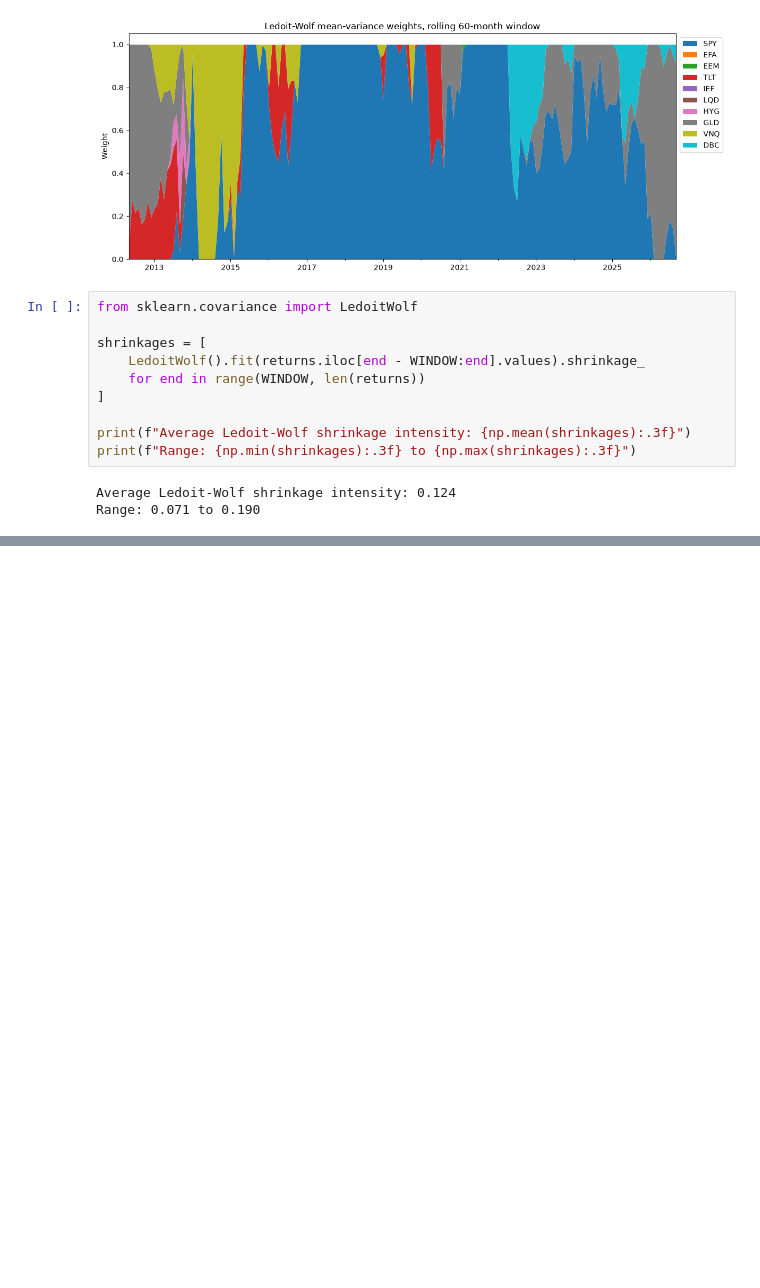
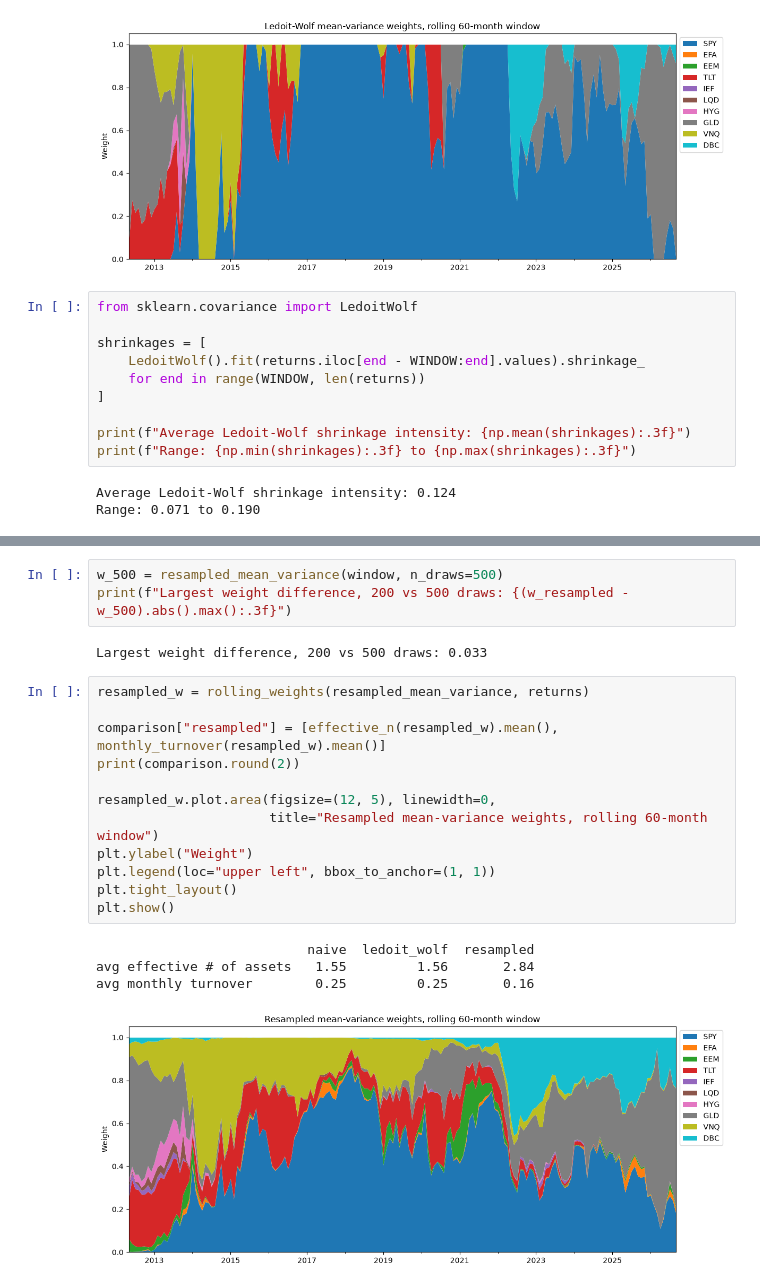
Before and after one commit to EthanB425/Portfolio-Optimization-Under-Uncertainty, a Jupyter notebook: notebooks/02_strategy_setup.ipynb, the cells around one changed output, grey strips where cells are left out. Drawn from its saved outputs; the diff is of its cells as text; blank space fills up the shorter version.

```diff
--- a/notebooks/02_strategy_setup.ipynb
+++ b/notebooks/02_strategy_setup.ipynb
@@ -103,0 +131,22 @@ Range: 0.071 to 0.190
+# %%
+w_500 = resampled_mean_variance(window, n_draws=500)
+print(f"Largest weight difference, 200 vs 500 draws: {(w_resampled - w_500).abs().max():.3f}")
+# %% [output]
+Largest weight difference, 200 vs 500 draws: 0.033
+# %%
+resampled_w = rolling_weights(resampled_mean_variance, returns)
+
+comparison["resampled"] = [effective_n(resampled_w).mean(), monthly_turnover(resampled_w).mean()]
+print(comparison.round(2))
+
+resampled_w.plot.area(figsize=(12, 5), linewidth=0,
+                      title="Resampled mean-variance weights, rolling 60-month window")
+plt.ylabel("Weight")
+plt.legend(loc="upper left", bbox_to_anchor=(1, 1))
+plt.tight_layout()
+plt.show()
+# %% [output]
+                           naive  ledoit_wolf  resampled
+avg effective # of assets   1.55         1.56       2.84
+avg monthly turnover        0.25         0.25       0.16
+[figure, added]
```
Also changed, not shown: parts of 3 cells of this notebook, 1 other file.
